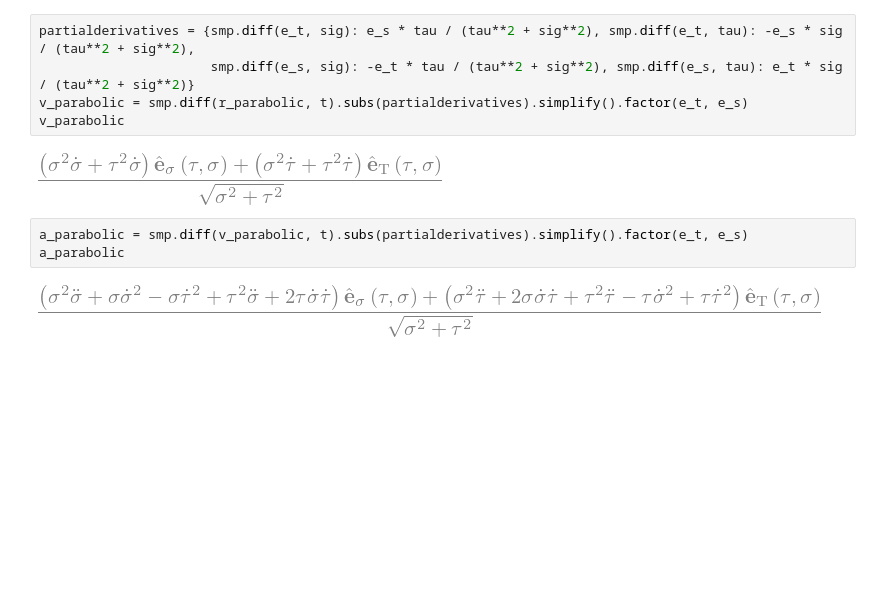
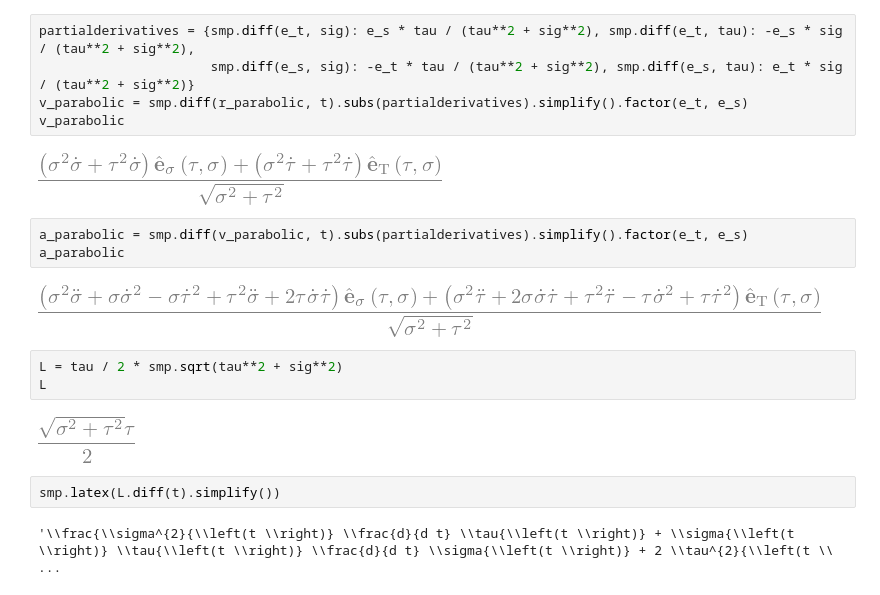
Before and after one commit to thomas-martinod/mecanica-clasica, a Jupyter notebook: tarea-2/parabolic-coordinates.ipynb, the cells around one changed output. Saved outputs shown, nothing was run; the diff lists cells and outputs as text; blank space fills up the shorter version.

```diff
--- a/tarea-2/parabolic-coordinates.ipynb
+++ b/tarea-2/parabolic-coordinates.ipynb
@@ -88,3 +88,12 @@ a_parabolic = smp.diff(v_parabolic, t).subs(partialderivatives).simplify().facto
 a_parabolic
 # %% [output]
 [figure]
+# %%
+L = tau / 2 * smp.sqrt(tau**2 + sig**2)
+L
+# %% [output]
+[figure, added]
+# %%
+smp.latex(L.diff(t).simplify())
+# %% [output]
+'\\frac{\\sigma^{2}{\\left(t \\right)} \\frac{d}{d t} \\tau{\\left(t \\right)} + \\sigma{\\left(t \\right)} \\tau{\\left(t \\right)} \\frac{d}{d t} \\sigma{\\left(t \\right)} + 2 \\tau^{2}{\\left(t \\ ...
```
